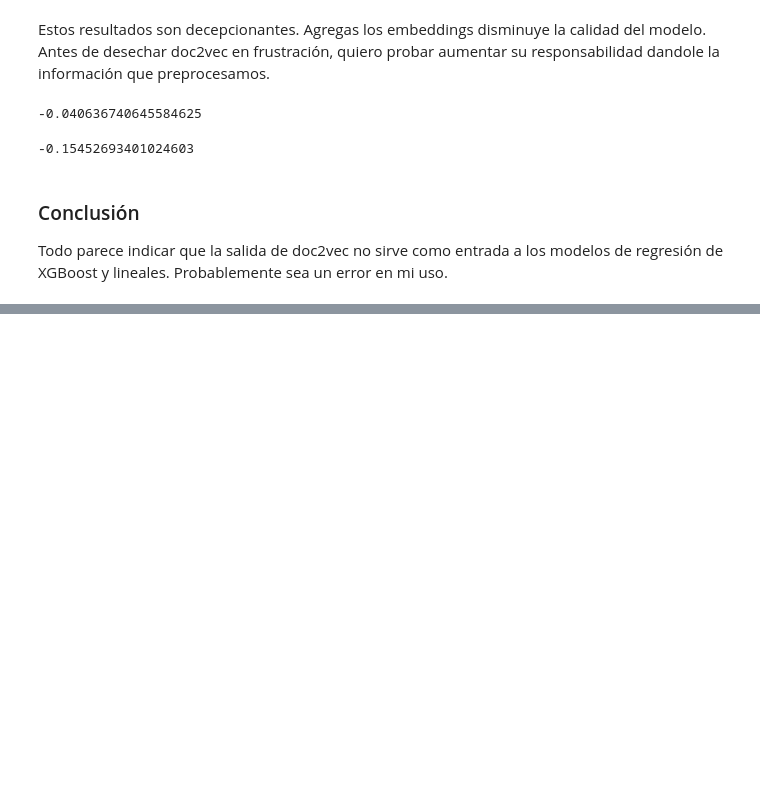
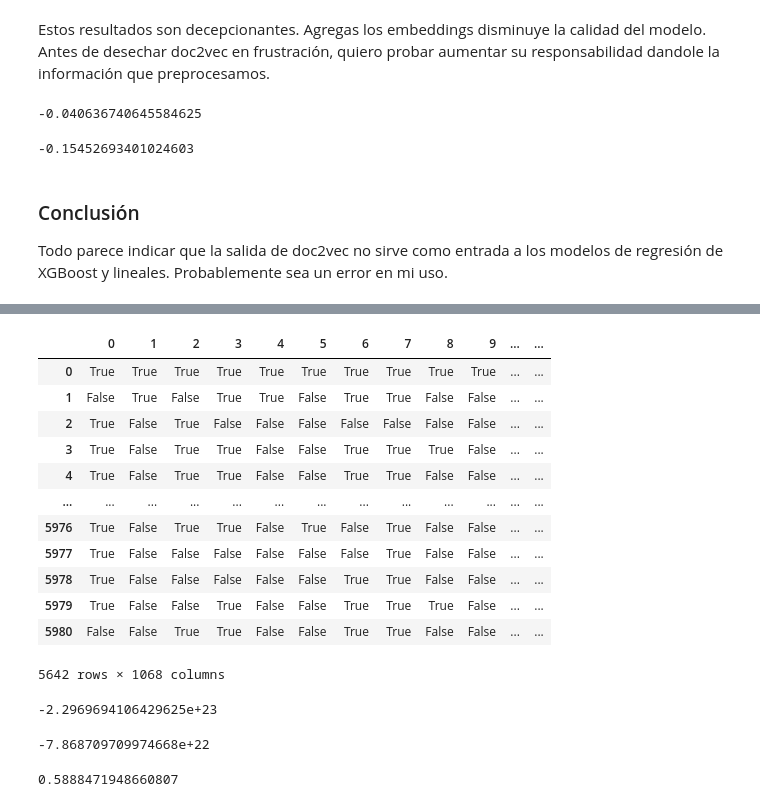
Before and after one commit to seppo0010/sysarmy-sueldos-2020.1, a Jupyter notebook: notebook/Predicción de sueldo.ipynb, the cells around one changed output, grey strips where cells are left out. Cells and saved outputs as stored; diff of their text form; code cells hidden in the pictures; blank space fills up the shorter version.

```diff
--- a/notebook/Predicción de sueldo.ipynb
+++ b/notebook/Predicción de sueldo.ipynb
@@ -1728,0 +1851,32 @@ Todo parece indicar que la salida de doc2vec no sirve como entrada a los modelos
+# %%
+def row_to_bools(row):
+    ws = row_to_words(row)
+    return pd.Series([w in ws for w in valid_words])
+bools = df.apply(row_to_bools, axis=1)
+bools
+# %% [output]
+|  | 0 | 1 | 2 | 3 | 4 | 5 | 6 | 7 | 8 | 9 | ... | ... |
+| 0 | True | True | True | True | True | True | True | True | True | True | ... | ... |
+| 1 | False | True | False | True | True | False | True | True | False | False | ... | ... |
+| 2 | True | False | True | False | False | False | False | False | False | False | ... | ... |
+| 3 | True | False | True | True | False | False | True | True | True | False | ... | ... |
+| 4 | True | False | True | True | False | False | True | True | False | False | ... | ... |
+| ... | ... | ... | ... | ... | ... | ... | ... | ... | ... | ... | ... | ... |
+| 5976 | True | False | True | True | False | True | False | True | False | False | ... | ... |
+| 5977 | True | False | False | False | False | False | False | True | False | False | ... | ... |
+| 5978 | True | False | False | False | False | False | True | True | False | False | ... | ... |
+| 5979 | True | False | False | True | False | False | True | True | True | False | ... | ... |
+| 5980 | False | False | True | True | False | False | True | True | False | False | ... | ... |
+5642 rows × 1068 columns
+# %%
+cross_val_score(LinearRegression(), bools, df['Salario mensual BRUTO (en tu moneda local)']).mean()
+# %% [output]
+-2.2969694106429625e+23
+# %%
+cross_val_score(LinearRegression(), bools, np.log(df['Salario mensual BRUTO (en tu moneda local)'])).mean()
+# %% [output]
+-7.868709709974668e+22
+# %%
+cross_val_score(xgb.XGBRegressor(**{'gamma': 0.55, 'n_estimators': 230, 'colsample_bytree': 0.55, 'max_depth': 23, 'min_child_weight': 16.0, 'subsample': 0.7460131711512644, 'learning_rate': 0.05}), bools, np.log(df['Salario mensual BRUTO (en tu moneda local)'])).mean()
+# %% [output]
+0.5888471948660807
```
Also changed, not shown: parts of 26 cells of this notebook, 2 other files.
